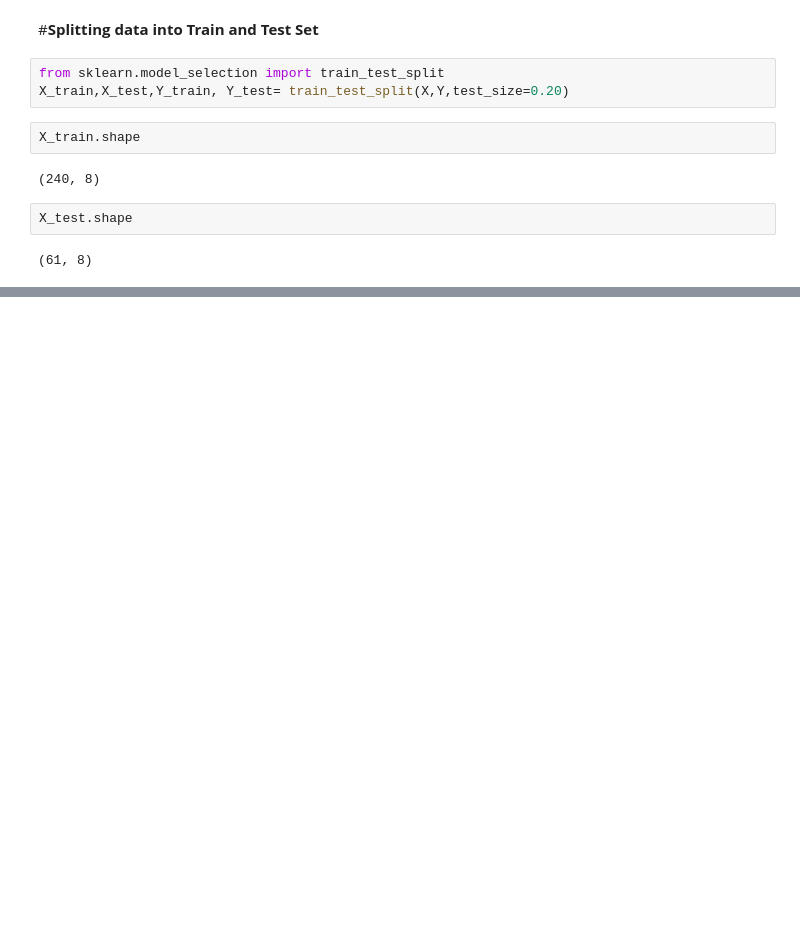
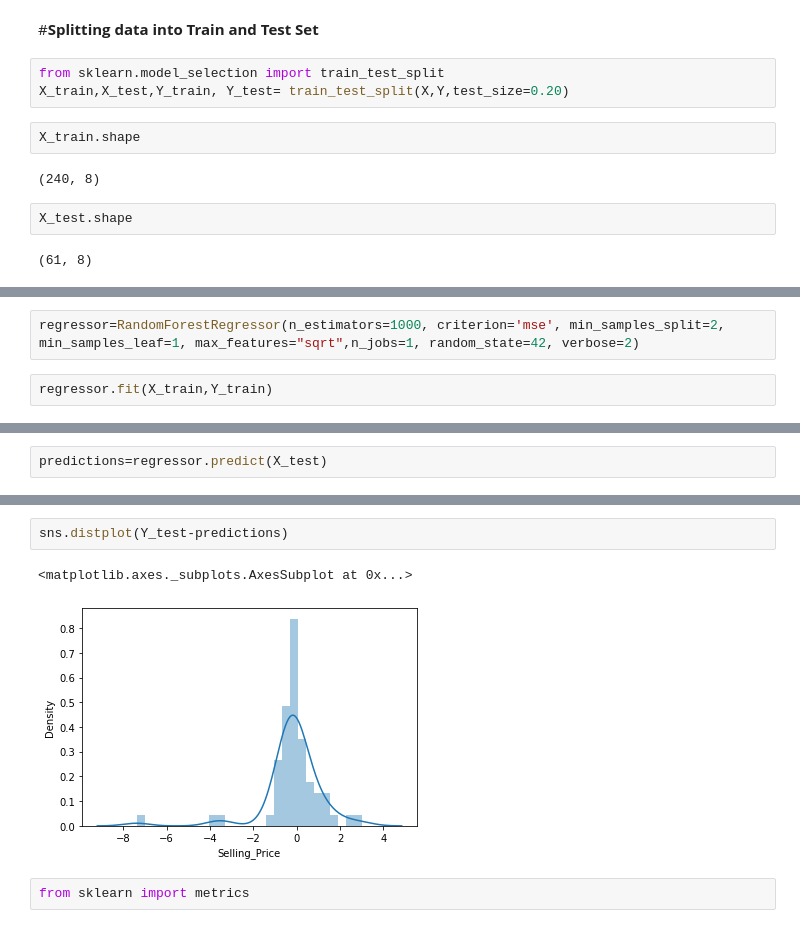
Before and after one commit to rk101294/Rohit-Kushwaha, a Jupyter notebook: Car_Prediction.ipynb, the cells around one changed output, grey strips where cells are left out. Drawn from its saved outputs; the diff is of its cells as text; blank space fills up the shorter version.

```diff
--- a/Car_Prediction.ipynb
+++ b/Car_Prediction.ipynb
@@ -226,0 +229,4 @@ X_test.shape
+# %%
+regressor=RandomForestRegressor(n_estimators=1000, criterion='mse', min_samples_split=2, min_samples_leaf=1, max_features="sqrt",n_jobs=1, random_state=42, verbose=2)
+# %%
+regressor.fit(X_train,Y_train)
@@ -226,0 +261,2 @@ X_test.shape
+# %%
+predictions=regressor.predict(X_test)
@@ -226,0 +267,7 @@ X_test.shape
+# %%
+sns.distplot(Y_test-predictions)
+# %% [output]
+<matplotlib.axes._subplots.AxesSubplot at 0x...>
+[figure, added]
+# %%
+from sklearn import metrics
```
Also changed, not shown: parts of 6 cells of this notebook.
